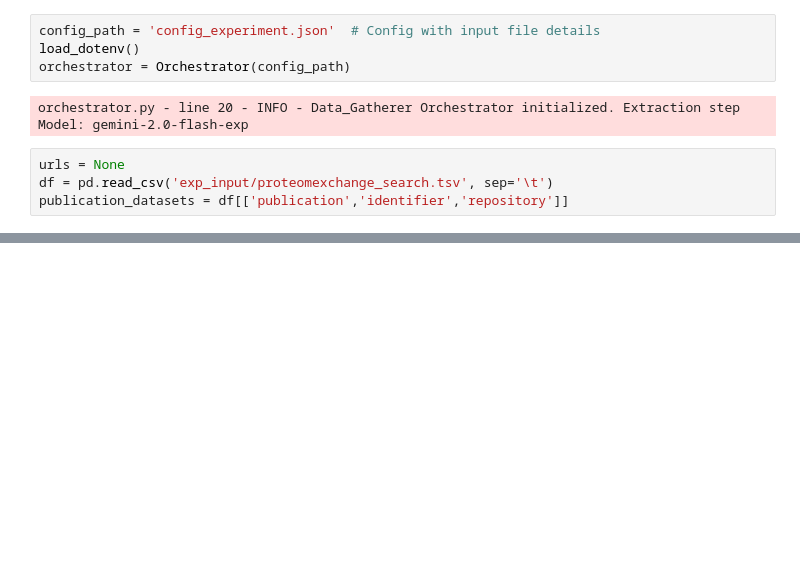
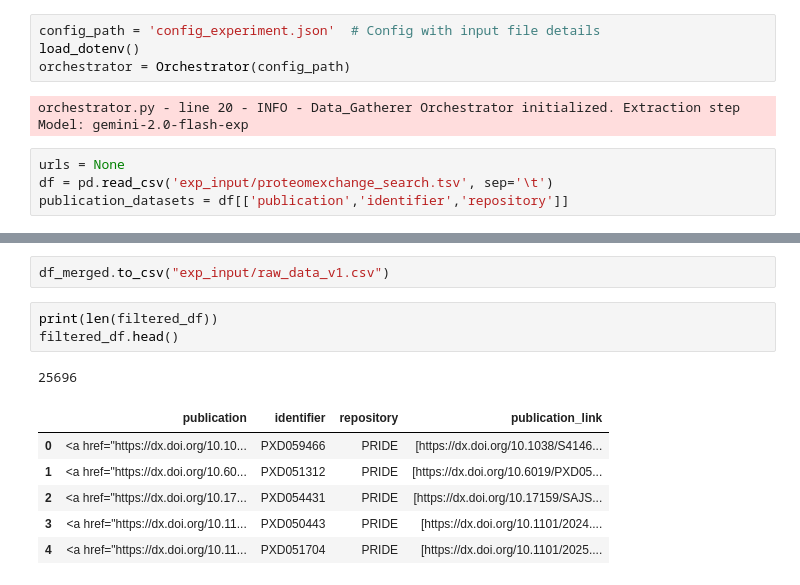
Before and after one commit to VIDA-NYU/data-gatherer, a Jupyter notebook: experiments/PRIDEid_HTML_dataset_creation.ipynb, the cells around one changed output, grey strips where cells are left out. Cells and saved outputs as stored; diff of their text form; blank space fills up the shorter version.

```diff
--- a/experiments/PRIDEid_HTML_dataset_creation.ipynb
+++ b/experiments/PRIDEid_HTML_dataset_creation.ipynb
@@ -137,0 +297,13 @@ df_merged
+# %%
+df_merged.to_csv("exp_input/raw_data_v1.csv")
+# %%
+print(len(filtered_df))
+filtered_df.head()
+# %% [output]
+25696
+|  | publication | identifier | repository | publication_link |
+| 0 | <a href="https://dx.doi.org/10.10... | PXD059466 | PRIDE | [https://dx.doi.org/10.1038/S4146... |
+| 1 | <a href="https://dx.doi.org/10.60... | PXD051312 | PRIDE | [https://dx.doi.org/10.6019/PXD05... |
+| 2 | <a href="https://dx.doi.org/10.17... | PXD054431 | PRIDE | [https://dx.doi.org/10.17159/SAJS... |
+| 3 | <a href="https://dx.doi.org/10.11... | PXD050443 | PRIDE | [https://dx.doi.org/10.1101/2024.... |
+| 4 | <a href="https://dx.doi.org/10.11... | PXD051704 | PRIDE | [https://dx.doi.org/10.1101/2025.... |
```
Also changed, not shown: parts of 27 cells of this notebook.
